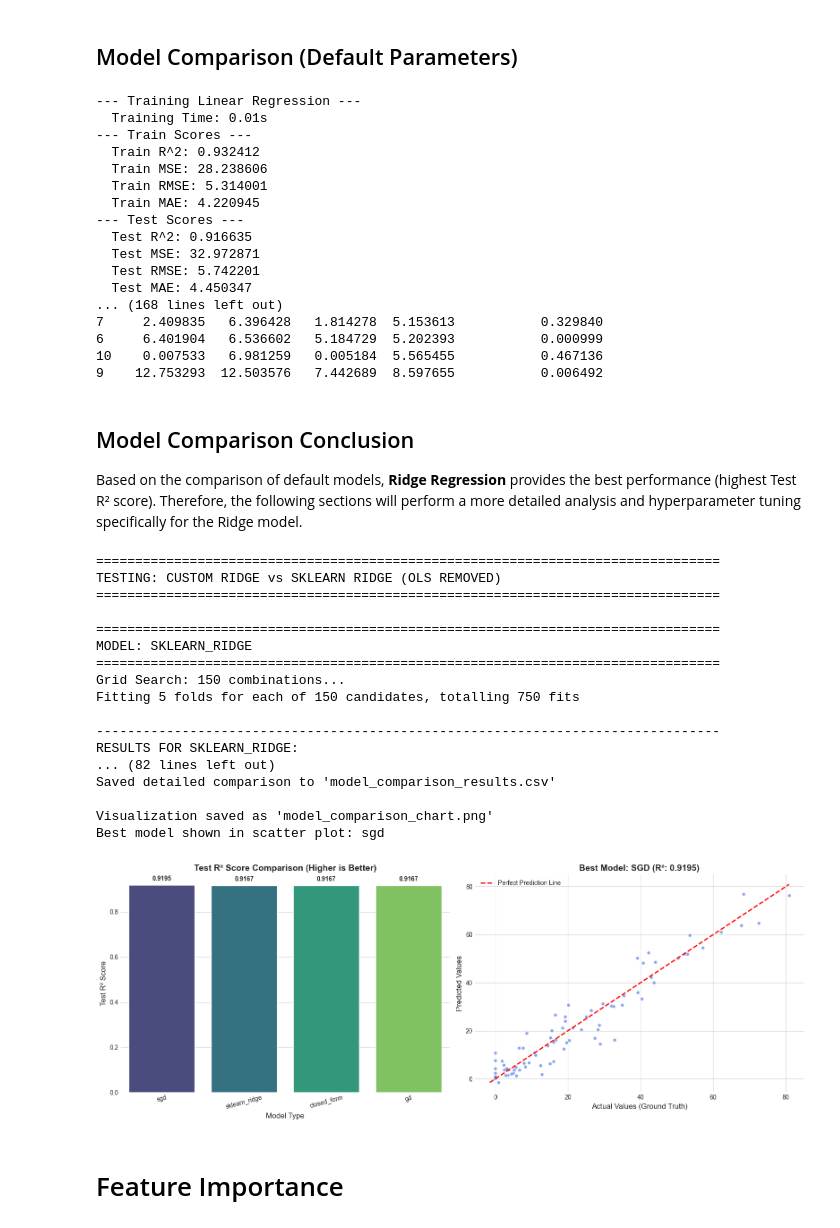
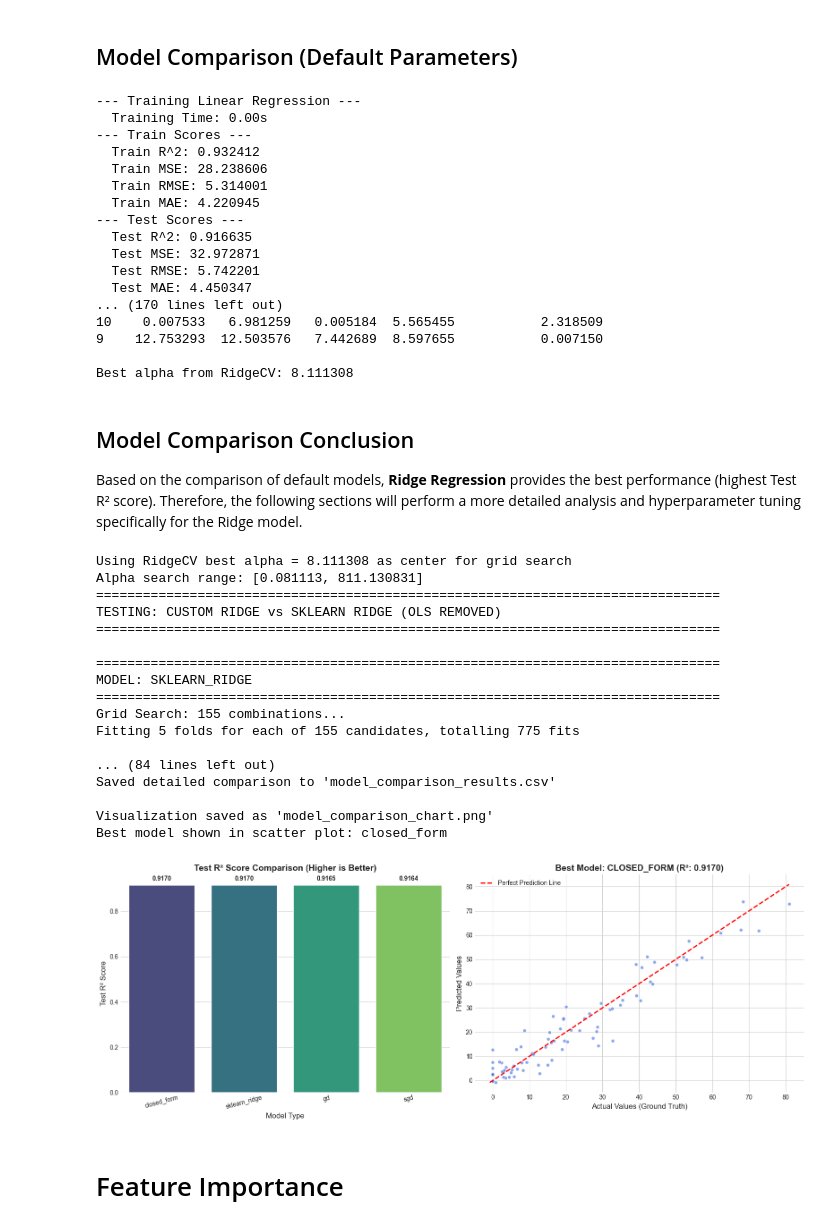
Before and after one commit to ji-tech-2/mindsync-screening, a Jupyter notebook: notebook/final_FINAL.ipynb, the cells around one changed output. Drawn from its saved outputs; the diff is of its cells as text; code cells hidden in the pictures.

Commit message:
chore: update model hyperparameter

```diff
--- a/notebook/final_FINAL.ipynb
+++ b/notebook/final_FINAL.ipynb
@@ -1153,9 +1151,15 @@ for name, model in models.items():
 print("\n=== Model Comparison Summary (After Feature Selection) ===")
 results_df = pd.DataFrame(results).sort_values(by='Test R^2', ascending=False)
 print(results_df)
+
+# Extract best alpha from RidgeCV for downstream tuning
+
+best_ridgecv_alpha = models['RidgeCV'].alpha_
+
+print(f"\nBest alpha from RidgeCV: {best_ridgecv_alpha:.6f}")
 # %% [output]
 --- Training Linear Regression ---
-  Training Time: 0.01s
+  Training Time: 0.00s
 --- Train Scores ---
   Train R^2: 0.932412
   Train MSE: 28.238606
@@ -1166,11 +1170,11 @@ print(results_df)
   Test MSE: 32.972871
   Test RMSE: 5.742201
   Test MAE: 4.450347
-... (168 lines left out)
-7     2.409835   6.396428   1.814278  5.153613           0.329840
-6     6.401904   6.536602   5.184729  5.202393           0.000999
-10    0.007533   6.981259   0.005184  5.565455           0.467136
-9    12.753293  12.503576   7.442689  8.597655           0.006492
+... (170 lines left out)
+10    0.007533   6.981259   0.005184  5.565455           2.318509
+9    12.753293  12.503576   7.442689  8.597655           0.007150
+
+Best alpha from RidgeCV: 8.111308
 # %% [markdown]
 ## Model Comparison Conclusion
 
@@ -1399,15 +1403,18 @@ class LinearRegressionRidge(BaseEstimator, RegressorMixin):
         return 1 - (ss_res / ss_tot)
 # %%
 
-def test_all_ridge_models(x_train, y_train, x_test, y_test, preprocessor):
+def test_all_ridge_models(x_train, y_train, x_test, y_test, preprocessor, ridgecv_alpha=1.0):
     """
-    Test all Ridge regression solvers with comprehensive parameter grids.
+    Test all Ridge regression solvers with parameter grids centered around
+    the best alpha found by RidgeCV.
 
     Parameters:
     -----------
     x_train, y_train : Training data
     x_test, y_test : Test data
     preprocessor : sklearn preprocessor/transformer
+    ridgecv_alpha : float
+        Best alpha obtained from RidgeCV. Used to build a focused search range.
 
     Returns:
     --------
@@ -1418,23 +1425,38 @@ def test_all_ridge_models(x_train, y_train, x_test, y_test, preprocessor):
     results = []
     best_models = {}
 
+    # Build alpha range centered around RidgeCV's best alpha
+    # Search ±2 orders of magnitude around the best value, and include the exact value
+    log_center = np.log10(max(ridgecv_alpha, 1e-8))
+    alpha_range = np.unique(np.sort(np.concatenate([
+        [ridgecv_alpha],  # Include exact best alpha from RidgeCV
+        np.logspace(log_center - 2, log_center + 2, 30)
+    ])))
+    alpha_range_small = np.unique(np.sort(np.concatenate([
+        [ridgecv_alpha],
+        np.logspace(log_center - 2, log_center + 2, 20)
+    ])))
+
+    print(f"Using RidgeCV best alpha = {ridgecv_alpha:.6f} as center for grid search")
+    print(f"Alpha search range: [{alpha_range.min():.6f}, {alpha_range.max():.6f}]")
+
     # Define parameter grids for each solver
     solvers_config = {
         # --- 1. Sklearn Official Ridge ---
         'sklearn_ridge': {
-            'model__alpha': np.logspace(-4, 4, 30),
+            'model__alpha': alpha_range,
             'model__solver': ['auto', 'svd', 'cholesky', 'lsqr', 'sag']
         },
 
         # --- 2. Custom Closed Form ---
         'closed_form': {
-            'model__alpha': np.logspace(-4, 4, 30),
+            'model__alpha': alpha_range,
             'model__normalize': [False]
         },
 
         # --- 3. Custom Gradient Descent ---
         'gd': {
-            'model__alpha': np.logspace(-4, 4, 20),
+            'model__alpha': alpha_range_small,
             'model__normalize': [False],
             'model__learning_rate': [0.001, 0.01, 0.1],
             'model__max_iter': [1000, 2000]
@@ -1442,7 +1464,7 @@ def test_all_ridge_models(x_train, y_train, x_test, y_test, preprocessor):
 
         # --- 4. Custom Stochastic GD ---
         'sgd': {
-            'model__alpha': np.logspace(-4, 4, 20),
+            'model__alpha': alpha_range_small,
             'model__normalize': [False],
             'model__learning_rate': [0.001, 0.01, 0.05],
             'model__max_iter': [1000, 3000]
@@ -1625,33 +1647,34 @@ def visualize_ridge_results(results_df, best_models, x_test, y_test):
 # %%
 results_df, best_models = test_all_ridge_models(
     x_train,
     y_train,
     x_test,
     y_test,
-    preprocessor=smart_preprocessor
+    preprocessor=smart_preprocessor,
+    ridgecv_alpha=best_ridgecv_alpha
 )
 
 # Visualisasi
 fig = visualize_ridge_results(results_df, best_models, x_test, y_test)
 # %% [output]
+Using RidgeCV best alpha = 8.111308 as center for grid search
+Alpha search range: [0.081113, 811.130831]
 ================================================================================
 TESTING: CUSTOM RIDGE vs SKLEARN RIDGE (OLS REMOVED)
 ================================================================================
 
 ================================================================================
 MODEL: SKLEARN_RIDGE
 ================================================================================
-Grid Search: 150 combinations...
-Fitting 5 folds for each of 150 candidates, totalling 750 fits
+Grid Search: 155 combinations...
+Fitting 5 folds for each of 155 candidates, totalling 775 fits
 
---------------------------------------------------------------------------------
-RESULTS FOR SKLEARN_RIDGE:
-... (82 lines left out)
+... (84 lines left out)
 Saved detailed comparison to 'model_comparison_results.csv'
 
 Visualization saved as 'model_comparison_chart.png'
-Best model shown in scatter plot: sgd
+Best model shown in scatter plot: closed_form
-[figure, old version]
+[figure, new version]
 # %% [markdown]
 # Feature Importance
 # %%
```
Also changed, not shown: parts of 8 cells of this notebook, 3 other files.
